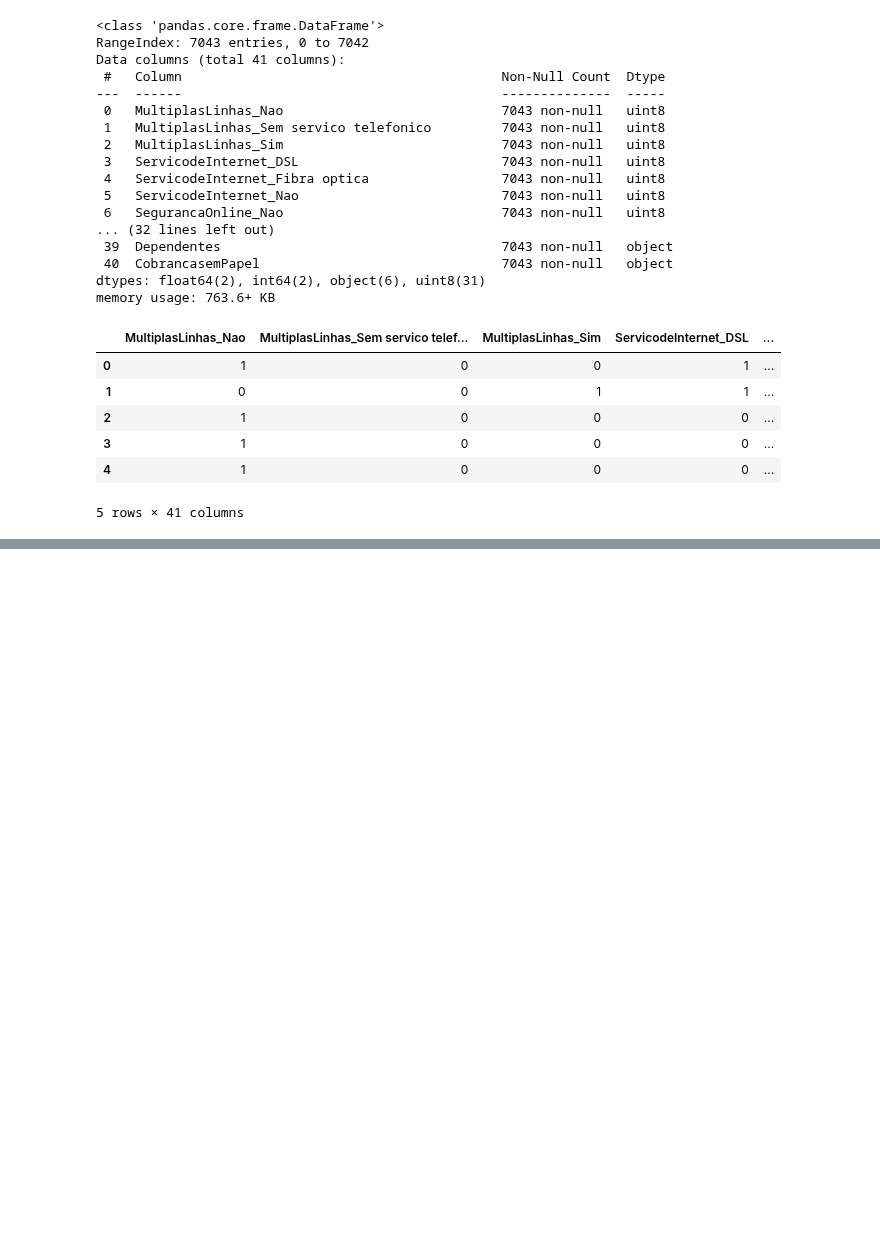
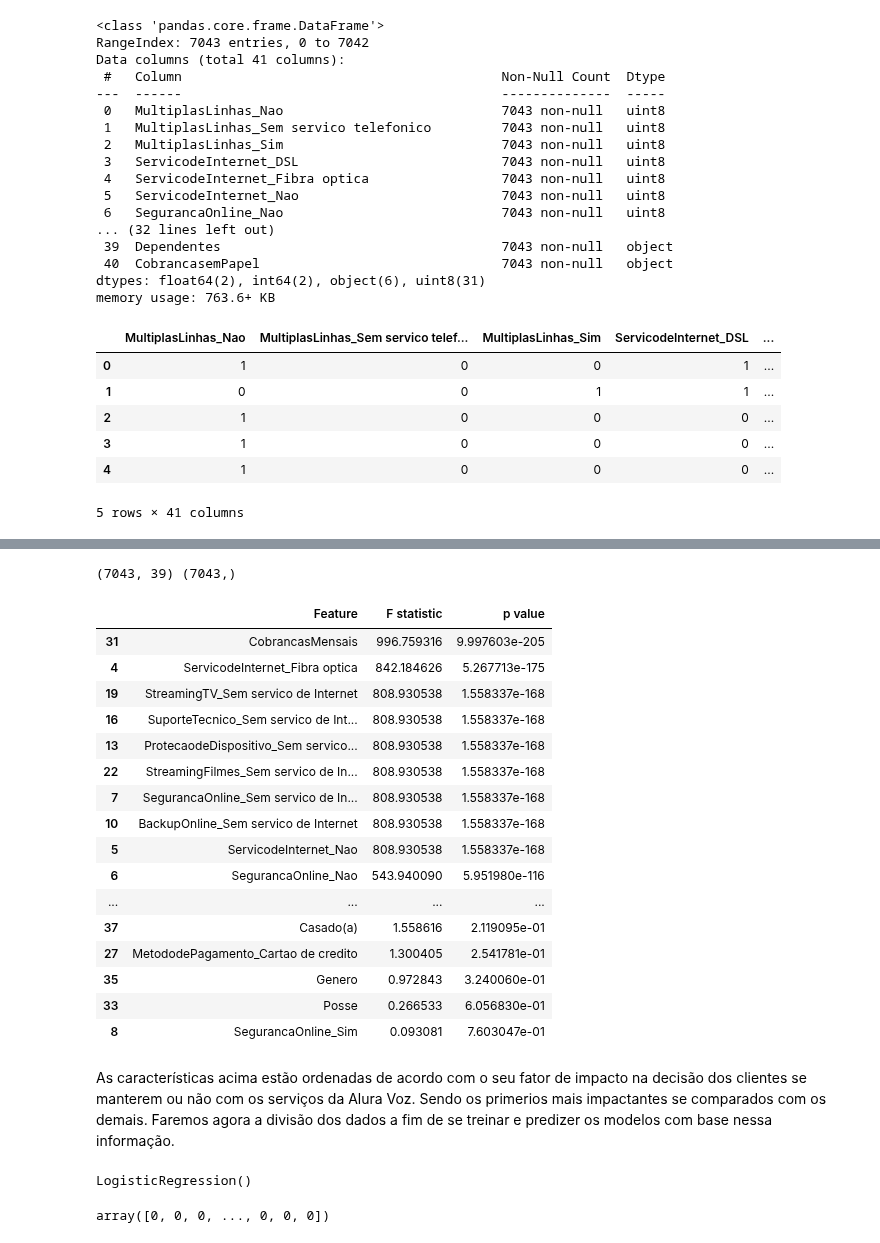
Before and after one commit to askot19/Analise_de_dados, a Jupyter notebook: Telefonia/3 - Modelos Preditivos/3 - Modelos Preditivos.ipynb, the cells around one changed output, grey strips where cells are left out. Cells and saved outputs as stored; diff of their text form; code cells hidden in the pictures; blank space fills up the shorter version.

Commit message:
F_test, Prediction

```diff
--- a/Telefonia/3 - Modelos Preditivos/3 - Modelos Preditivos.ipynb
+++ b/Telefonia/3 - Modelos Preditivos/3 - Modelos Preditivos.ipynb
@@ -163,0 +190,54 @@ df_ohe.head()
+# %%
+features_ml_test = ['MultiplasLinhas_Nao', 'MultiplasLinhas_Sem servico telefonico',
+       'MultiplasLinhas_Sim', 'ServicodeInternet_DSL',
+       'ServicodeInternet_Fibra optica', 'ServicodeInternet_Nao',
+       'SegurancaOnline_Nao', 'SegurancaOnline_Sem servico de Internet',
+       'SegurancaOnline_Sim', 'BackupOnline_Nao',
+       'BackupOnline_Sem servico de Internet', 'BackupOnline_Sim',
+       'ProtecaodeDispositivo_Nao',
+       'ProtecaodeDispositivo_Sem servico de Internet',
+       'ProtecaodeDispositivo_Sim', 'SuporteTecnico_Nao',
+       'SuporteTecnico_Sem servico de Internet', 'SuporteTecnico_Sim',
+       'StreamingTV_Nao', 'StreamingTV_Sem servico de Internet',
+       'StreamingTV_Sim', 'StreamingFilmes_Nao',
+       'StreamingFilmes_Sem servico de Internet', 'StreamingFilmes_Sim',
+       'Contrato_Anual', 'Contrato_Dois anos', 'Contrato_Mensal',
+       'MetododePagamento_Cartao de credito',
+       'MetododePagamento_Correspondencia',
+       'MetododePagamento_Debito automatico', 'MetododePagamento_Eletronico',
+     'CobrancasMensais', 'CobrancasTotais', 'Posse', 'Evasao',
+       'Genero', 'Senior', 'Casado(a)', 'Dependentes', 'CobrancasemPapel']
+# %%
+# Atribuindo variáveis de análise e determinando as dimensões
+X = df_ohe[features_ml_test].iloc[:, :-1].values
+y = df_ohe[features_ml_test].iloc[:,-1].values
+
+print(X.shape, y.shape)
+# %% [output]
+(7043, 39) (7043,)
+# %%
+#Teste F para verificar impacto de característica univariada
+[f_stat, f_p_value] = f_classif(X, y)
+f_test_df = pd.DataFrame({'Feature': features_ml_test[:-1], 'F statistic': f_stat, 'p value': f_p_value})
+
+f_test_df.sort_values('p value')
+# %% [output]
+|  | Feature | F statistic | p value |
+| 31 | CobrancasMensais | 996.759316 | 9.997603e-205 |
+| 4 | ServicodeInternet_Fibra optica | 842.184626 | 5.267713e-175 |
+| 19 | StreamingTV_Sem servico de Internet | 808.930538 | 1.558337e-168 |
+| 16 | SuporteTecnico_Sem servico de Int... | 808.930538 | 1.558337e-168 |
+| 13 | ProtecaodeDispositivo_Sem servico... | 808.930538 | 1.558337e-168 |
+| 22 | StreamingFilmes_Sem servico de In... | 808.930538 | 1.558337e-168 |
+| 7 | SegurancaOnline_Sem servico de In... | 808.930538 | 1.558337e-168 |
+| 10 | BackupOnline_Sem servico de Internet | 808.930538 | 1.558337e-168 |
+| 5 | ServicodeInternet_Nao | 808.930538 | 1.558337e-168 |
+| 6 | SegurancaOnline_Nao | 543.940090 | 5.951980e-116 |
+| ... | ... | ... | ... |
+| 37 | Casado(a) | 1.558616 | 2.119095e-01 |
+| 27 | MetododePagamento_Cartao de credito | 1.300405 | 2.541781e-01 |
+| 35 | Genero | 0.972843 | 3.240060e-01 |
+| 33 | Posse | 0.266533 | 6.056830e-01 |
+| 8 | SegurancaOnline_Sim | 0.093081 | 7.603047e-01 |
+# %% [markdown]
+As características acima estão ordenadas de acordo com o seu fator de impacto na decisão dos clientes se manterem ou não com os serviços da Alura Voz. Sendo os primerios mais impactantes se comparados com os demais. Faremos agora a divisão dos dados a fim de se treinar e predizer os modelos com base nessa informação.
@@ -163,0 +248,5 @@ df_ohe.head()
+# %%
+lr_model = LogisticRegression()
+lr_model.fit(X_train, y_train)
+# %% [output]
+LogisticRegression()
@@ -163,0 +255,4 @@ df_ohe.head()
+# %%
+y_pred
+# %% [output]
+array([0, 0, 0, ..., 0, 0, 0])
```
Also changed, not shown: parts of 4 cells of this notebook.
